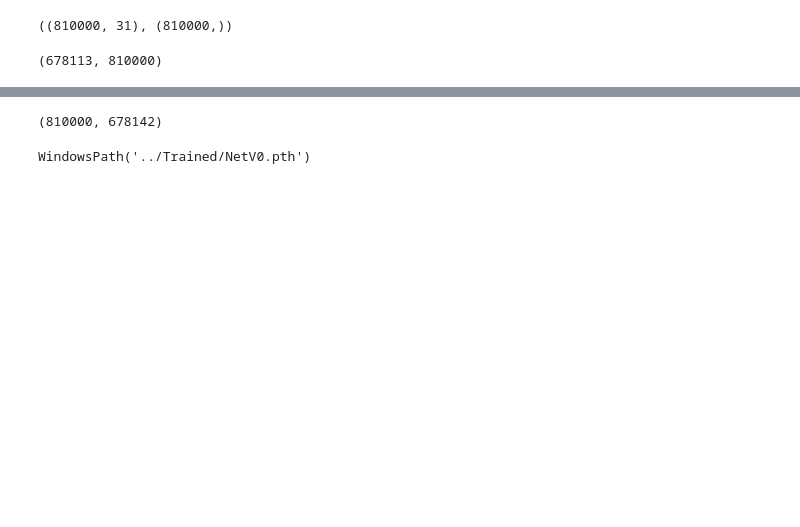
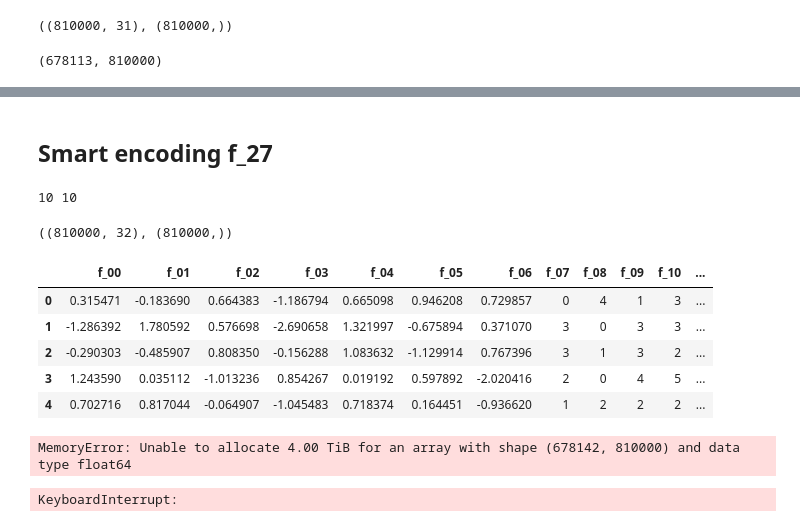
Before and after one commit to wilberquito/DeepLearningCompetition2023, a Jupyter notebook: Code/ML_STUDENT_COMPETITION.ipynb, the cells around one changed output, grey strips where cells are left out. Saved outputs shown, nothing was run; the diff lists cells and outputs as text; code cells hidden in the pictures; blank space fills up the shorter version.

Commit message:
feat: smart encoding approch

```diff
--- a/Code/ML_STUDENT_COMPETITION.ipynb
+++ b/Code/ML_STUDENT_COMPETITION.ipynb
@@ -332,13 +396,45 @@ pandas.core.frame.DataFrame
+# %% [markdown]
+## Smart encoding f_27
+# %%
+df['f_27'] = df['f_27'].str.upper()
+df['length'] = df['f_27'].str.len()
+print(df['length'].min(), df['length'].max())
+# %% [output]
+10 10
 # %%
-X = X.drop('f_27', axis=1, errors='ignore')
-X = pd.concat([X, sparse_matrix], axis=1)
+X, y = df.drop(['target', 'id'], axis=1, errors='ignore'), df['target']
+X.shape, y.shape
+# %% [output]
+((810000, 32), (810000,))
-# %%
-X.shape
-# %% [output]
-(810000, 678142)
-# %%
-import shutil
-v0_path_trained = Path('../Trained/NetV0.pth')
-shutil.copy(v0_path, v0_path_trained)
-# %% [output]
-WindowsPath('../Trained/NetV0.pth')
+# %%
+def add_letters_count(data):
+
+    letters = 'ABCDEFGHIJKLMNOPQRSTUVWXYZ'
+
+    for char in letters:
+        data[char] = data['f_27'].str.count(char)
+
+    return data
+
+X = add_letters_count(X)
+X = X.drop(['f_27', 'length'], axis=1)
+X.head()
+# %% [output]
+|  | f_00 | f_01 | f_02 | f_03 | f_04 | f_05 | f_06 | f_07 | f_08 | f_09 | f_10 | ... |
+| 0 | 0.315471 | -0.183690 | 0.664383 | -1.186794 | 0.665098 | 0.946208 | 0.729857 | 0 | 4 | 1 | 3 | ... |
+| 1 | -1.286392 | 1.780592 | 0.576698 | -2.690658 | 1.321997 | -0.675894 | 0.371070 | 3 | 0 | 3 | 3 | ... |
+| 2 | -0.290303 | -0.485907 | 0.808350 | -0.156288 | 1.083632 | -1.129914 | 0.767396 | 3 | 1 | 3 | 2 | ... |
+| 3 | 1.243590 | 0.035112 | -1.013236 | 0.854267 | 0.019192 | 0.597892 | -2.020416 | 2 | 0 | 4 | 5 | ... |
+| 4 | 0.702716 | 0.817044 | -0.064907 | -1.045483 | 0.718374 | 0.164451 | -0.936620 | 1 | 2 | 2 | 2 | ... |
+# %%
+# Declare the hole dataset
+X_tensor, y_tensor = torch.from_numpy(X.values.to_sparse()), torch.from_numpy(y.to_numpy())
+X_tensor, y_tensor = X_tensor.type(torch.float), y_tensor.type(torch.float)
+X_tensor, y_tensor = X_tensor.to(device), y_tensor.to(device)
+# %% [output]
+MemoryError: Unable to allocate 4.00 TiB for an array with shape (678142, 810000) and data type float64
+# %%
+X = (X - X.min()) / (X.max() - X.min())
+X.shape, y.shape
+# %% [output]
+KeyboardInterrupt:
```
Also changed, not shown: parts of 24 cells of this notebook.
